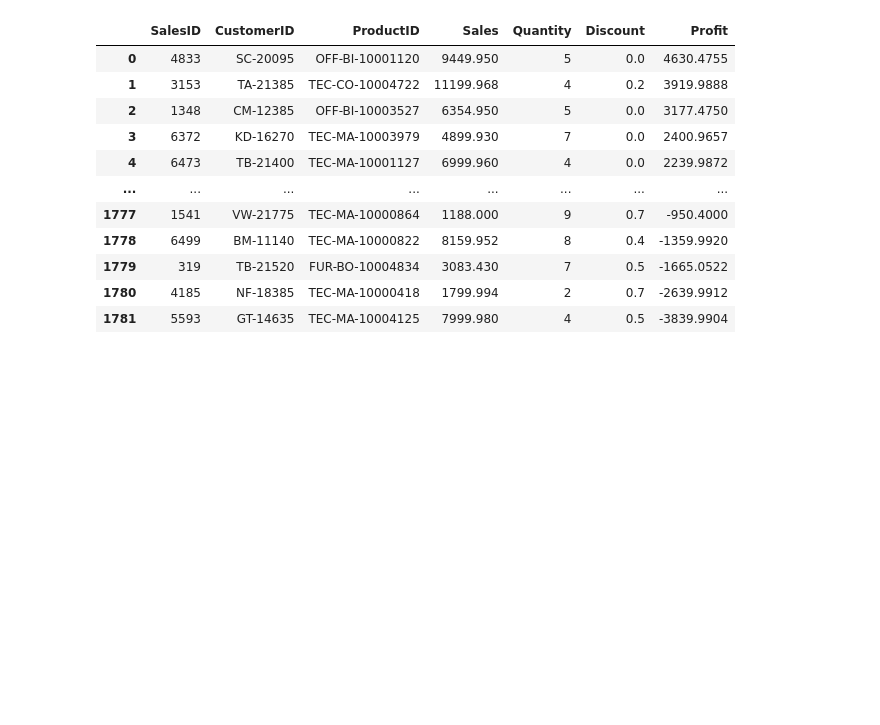
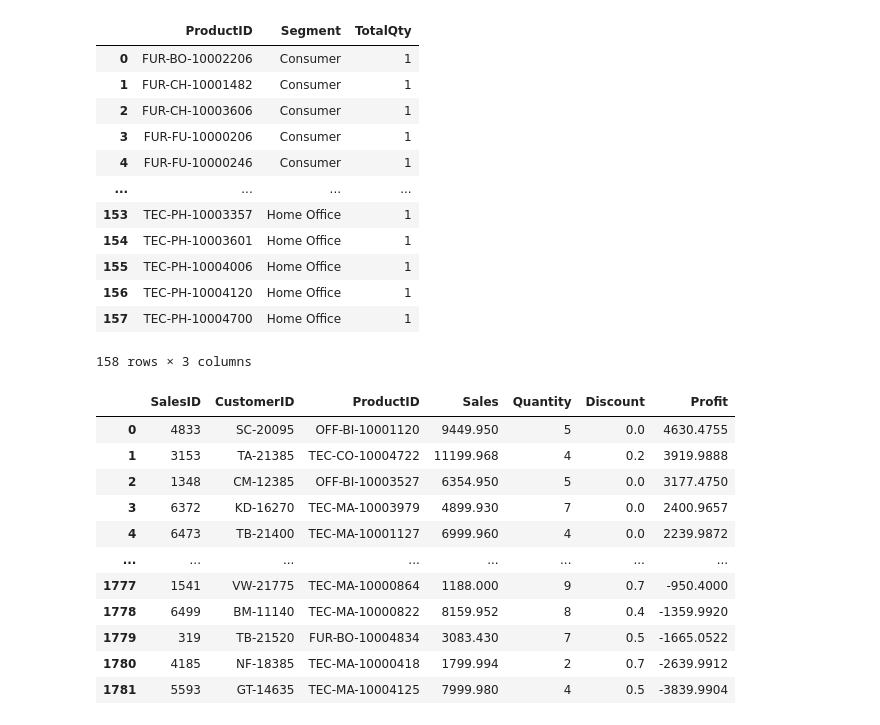
Before and after one commit to annaszcz/Project-5, a Jupyter notebook: project5_EDA.ipynb, the cells around one changed output. Saved outputs shown, nothing was run; the diff lists cells and outputs as text; code cells hidden in the pictures; blank space fills up the shorter version.

```diff
--- a/project5_EDA.ipynb
+++ b/project5_EDA.ipynb
@@ -7,3 +186,45 @@ connector = sqlite3.connect('/Users/annaszczepara/Desktop/Code Academy/Project 5
+# %%
+# What are the top 3 worst-selling products in every category? (Quantity-wise)
+pd.read_sql("""
+WITH RankedProducts AS (
+    SELECT
+        p.ProductID,
+        c.Segment,
+        SUM(s.Quantity) AS TotalQty,
+        RANK() OVER (PARTITION BY c.Segment ORDER BY SUM(s.Quantity) ASC) AS rnk
+    FROM
+        sales s
+    JOIN
+        customers c ON c.CustomerID = s.CustomerID
+    JOIN
+        Products p ON p.ProductID = s.ProductID
+    GROUP BY
+        p.ProductID, c.Segment
+)
+
+SELECT
+    ProductID,
+    Segment,
+    TotalQty
+FROM
+    RankedProducts
+WHERE
+    rnk <= 3;
+""", connector)
+# %% [output]
+|  | ProductID | Segment | TotalQty |
+| 0 | FUR-BO-10002206 | Consumer | 1 |
+| 1 | FUR-CH-10001482 | Consumer | 1 |
+| 2 | FUR-CH-10003606 | Consumer | 1 |
+| 3 | FUR-FU-10000206 | Consumer | 1 |
+| 4 | FUR-FU-10000246 | Consumer | 1 |
+| ... | ... | ... | ... |
+| 153 | TEC-PH-10003357 | Home Office | 1 |
+| 154 | TEC-PH-10003601 | Home Office | 1 |
+| 155 | TEC-PH-10004006 | Home Office | 1 |
+| 156 | TEC-PH-10004120 | Home Office | 1 |
+| 157 | TEC-PH-10004700 | Home Office | 1 |
+158 rows × 3 columns
 # %%
 pd.read_sql("Select * from Sales group by ProductID order by Profit DESC", connector)
 # %% [output]
```
Also changed, not shown: parts of 8 cells of this notebook, 6 other files.
